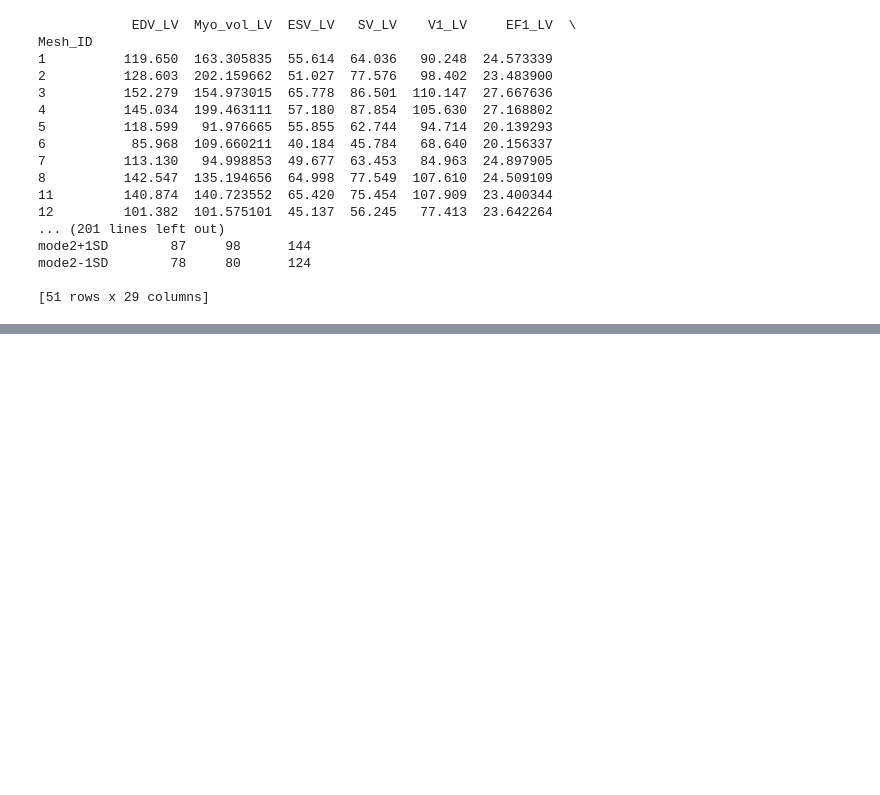
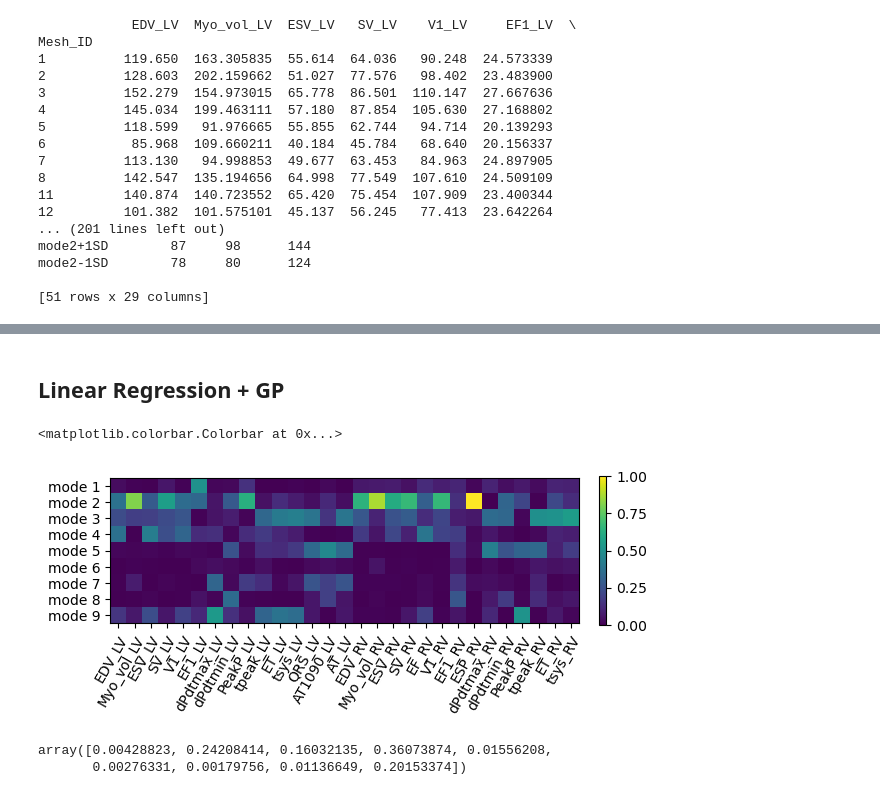
Before and after one commit to cwlanyon/GPyEm, a Jupyter notebook: Modal Emulation and GSA.ipynb, the cells around one changed output, grey strips where cells are left out. Saved outputs shown, nothing was run; the diff lists cells and outputs as text; code cells hidden in the pictures; blank space fills up the shorter version.

Commit message:
Updated figures and workbooks

```diff
--- a/Modal Emulation and GSA.ipynb
+++ b/Modal Emulation and GSA.ipynb
@@ -55,0 +290,2 @@ mode2-1SD        78     80      124
+# %%
+modelsZM, likelihoodsZM,MSEZM = GPEnsemble(modeWeights,modelOutputAdjusted,zeroMean=True)
@@ -55,0 +310,7 @@ mode2-1SD        78     80      124
+# %%
+YmeanSens=[]
+nMod = modelOutput.shape[1]
+y_predictedSens = regression_model.predict(np.hstack((param_values,np.zeros((param_values.shape[0],9)))))
+for j in range(nMod):
+    YmeanSens.append(np.zeros([param_values.shape[0]]))
+    YmeanSens[j] = torch.tensor([y_predictedSens[:,j]])+modelsZM[j](torch.tensor([np.hstack((param_values,np.zeros((param_values.shape[0],9))))])).mean
@@ -55,0 +321,5 @@ mode2-1SD        78     80      124
+# %%
+SiZM = []
+nMod = modelOutput.shape[1]
+for i in range(nMod):
+    SiZM.append(sobol.analyze(problem, YmeanSens[i].detach().numpy().squeeze(), print_to_console=True))
@@ -55,0 +344,37 @@ mode2-1SD        78     80      124
+# %%
+SiZM_first=np.zeros((9,nMod))
+SiZM_total=np.zeros((9,nMod))
+Si_first=np.zeros((9,nMod))
+Si_total=np.zeros((9,nMod))
+for i in range(nMod):
+    total_Si, first_Si, second_Si = SiZM[i].to_df()
+    SiZM_first[:,i] =  first_Si.iloc[:,0]
+    SiZM_total[:,i] =  total_Si.iloc[:,0]
+
+    total_Si, first_Si, second_Si = Si[i].to_df()
+    Si_first[:,i] =  first_Si.iloc[:,0]
+    Si_total[:,i] =  total_Si.iloc[:,0]
+# %% [markdown]
+## Linear Regression + GP
+# %%
+modes = ["mode 1", "mode 2", "mode 3", "mode 4",
+              "mode 5", "mode 6", "mode 7", "mode 8", "mode 9"]
+outputs = list(modelOutput.columns)
+
+fig, ax = plt.subplots()
+im = ax.imshow(SiZM_first/np.max(SiZM_first))
+
+ax.set_xticks(np.arange(len(outputs)), labels=outputs)
+ax.set_yticks(np.arange(len(modes)), labels=modes)
+plt.setp(ax.get_xticklabels(), rotation=60, ha="right",
+         rotation_mode="anchor");
+
+plt.colorbar(im,fraction=0.015, pad=0.04)
+# %% [output]
+<matplotlib.colorbar.Colorbar at 0x...>
+[figure, added]
+# %%
+SiZM_first[:,2]
+# %% [output]
+array([0.00428823, 0.24208414, 0.16032135, 0.36073874, 0.01556208,
+       0.00276331, 0.00179756, 0.01136649, 0.20153374])
```
Also changed, not shown: parts of 37 cells of this notebook, 10 other files.
